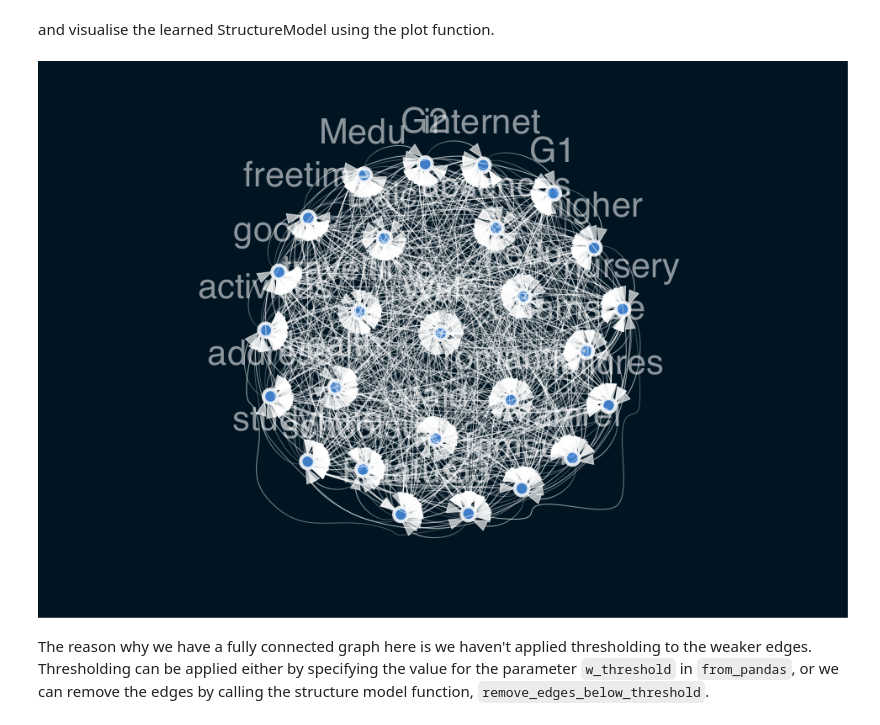
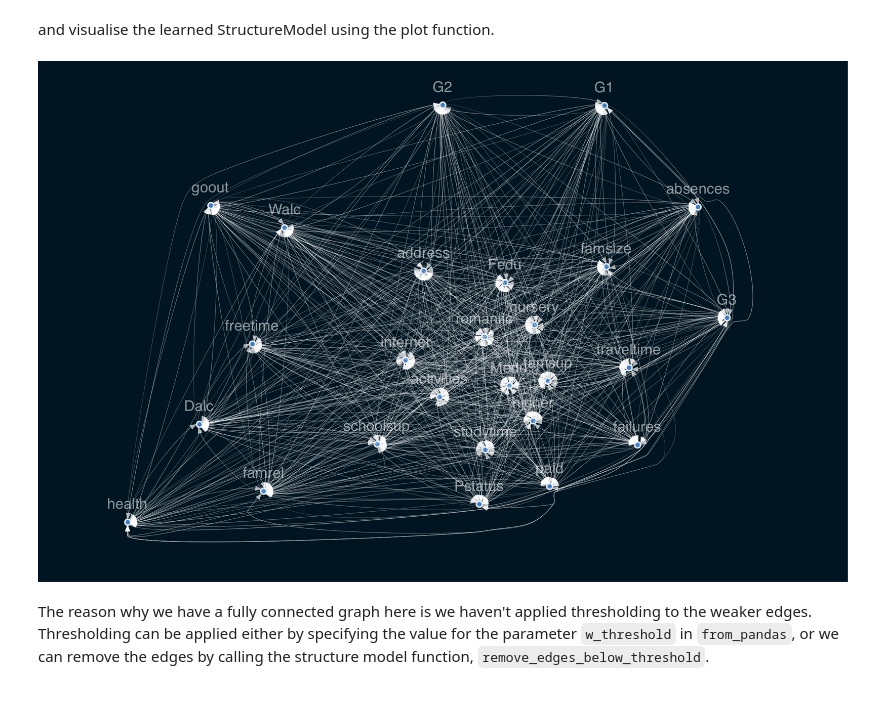
Before and after one commit to mckinsey/causalnex, a Jupyter notebook: docs/source/03_tutorial/01_first_tutorial.ipynb, the cells around one changed output. Saved outputs shown, nothing was run; the diff lists cells and outputs as text; code cells hidden in the pictures.

```diff
--- a/docs/source/03_tutorial/01_first_tutorial.ipynb
+++ b/docs/source/03_tutorial/01_first_tutorial.ipynb
@@ -135,13 +135,14 @@ and visualise the learned StructureModel using the plot function.
 # %%
 viz = plot_structure(
     sm,
     graph_attributes={"scale": "0.5"},
     all_node_attributes=NODE_STYLE.WEAK,
     all_edge_attributes=EDGE_STYLE.WEAK,
+    prog='fdp',
 )
 Image(viz.draw(format='png'))
 # %% [output]
-[figure, old version]
+[figure, new version]
 # %% [markdown]
 The reason why we have a fully connected graph here is we haven't applied thresholding to the weaker edges. Thresholding can be applied either by specifying the value for the parameter `w_threshold` in `from_pandas`, or we can remove the edges by calling the structure model function, `remove_edges_below_threshold`.
 # %%
```
Also changed, not shown: parts of 3 cells of this notebook, 1 other file.
